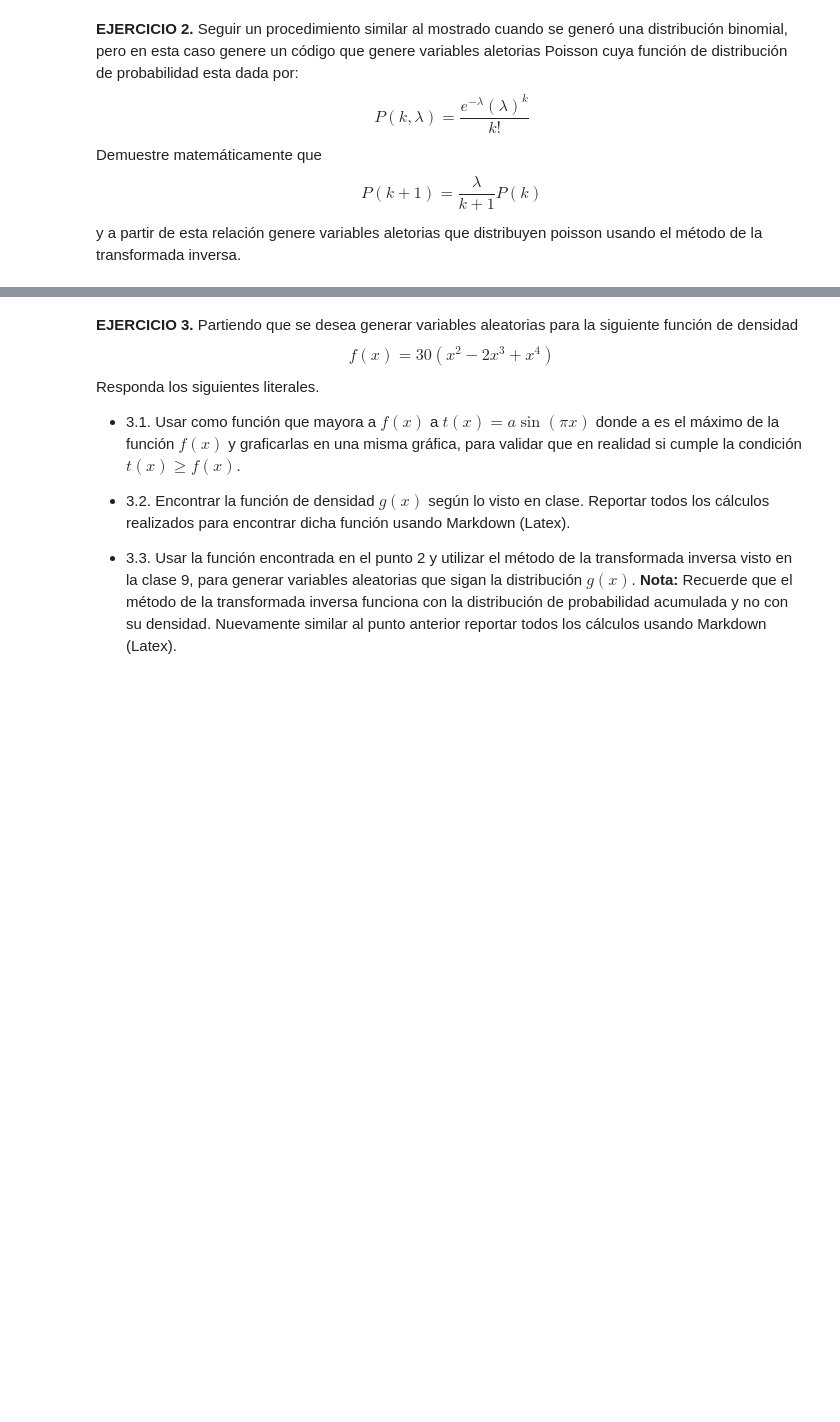
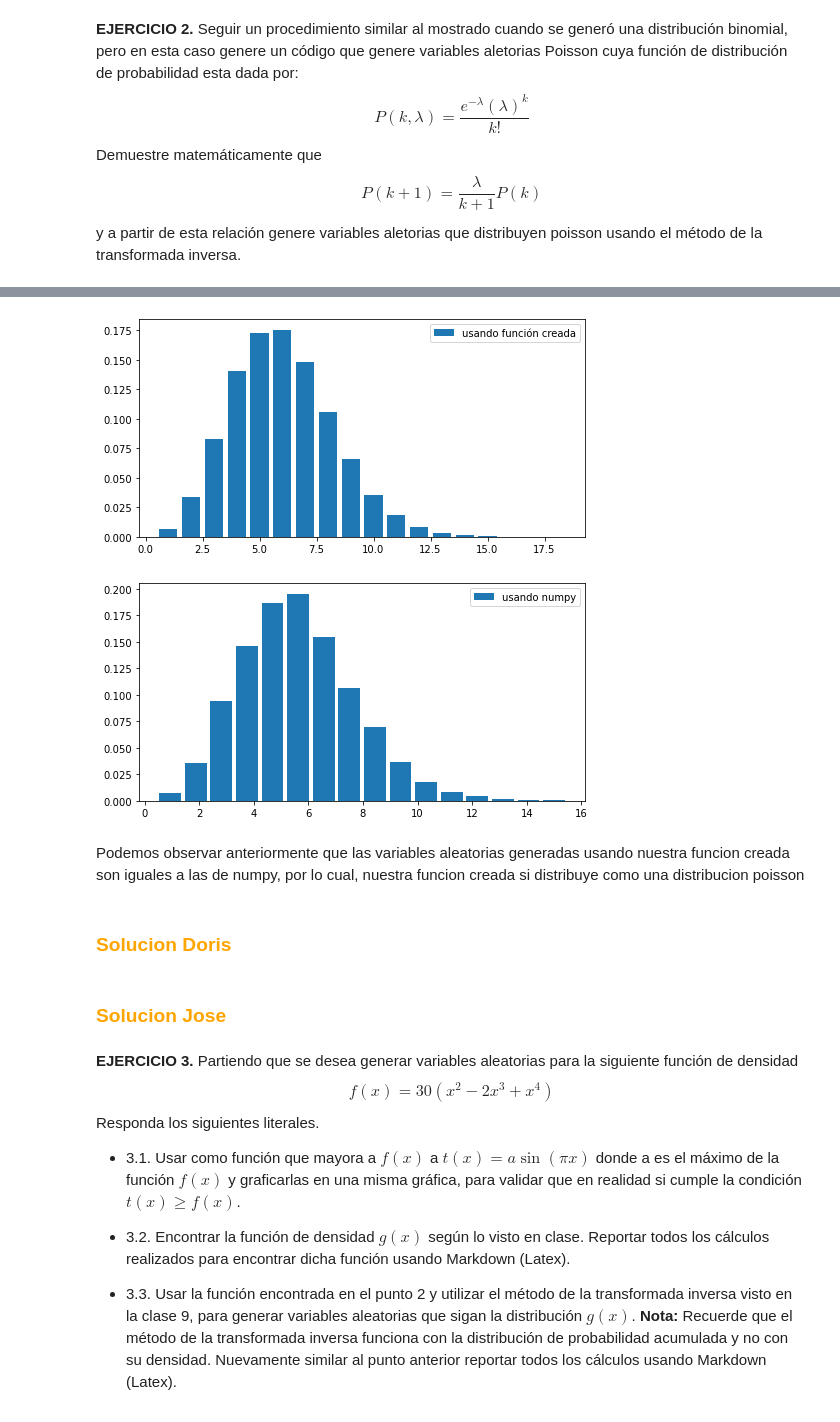
Before and after one commit to nicoglez/Tareas_SNGonzalez_DGomez, a Jupyter notebook: Tarea4_SNGonzalez_DGomez_JTNavarro.ipynb, the cells around one changed output, grey strips where cells are left out. Saved outputs shown, nothing was run; the diff lists cells and outputs as text; code cells hidden in the pictures; blank space fills up the shorter version.

```diff
--- a/Tarea4_SNGonzalez_DGomez_JTNavarro.ipynb
+++ b/Tarea4_SNGonzalez_DGomez_JTNavarro.ipynb
@@ -97,0 +156,19 @@ Genere muestres aleatorias que distribuyan según la función dada usando el mé
+# %%
+def gen_discreta(U:'vector de números aleatorios',
+                       p_acum: 'P.Acumulada de la distribución a generar'):
+    '''Tener en cuenta que este arreglo cuenta números empezando del 0
+    Funcion para generar variables discretar'''
+    v = np.array(list(map(lambda j:sum(1 for i in p_acum if i<U[j]),range(N))))
+    return v
+
+def hist_discrete(distribucion:'señal de varibles aleatorias de un distribución DISCRETA dada',
+                            label:'label del legend a aparecer en el gráfica',
+                            densidad:'por defecto regresa el histograma en densidad'=True):
+    '''Funcionar para plotear el histograma de variables discretas'''
+    # len(set(distribucion)) cuenta la cantidad de elementos distintos de la variable 'distribucion'
+    plt.figure(figsize=[8,4])
+    y,x = np.histogram(distribucion,bins = len(set(distribucion)),density = densidad)
+    plt.bar(x[1:],y,label=label)
+#     print(len(y),len(x))
+    plt.legend()
+    plt.show()
@@ -120,0 +257,32 @@ y a partir de esta relación genere variables aletorias que distribuyen poisson
+# %%
+def acum_poisson(l: 'Termino lambda', k: 'Termino K'):
+    '''Funcion para encontrar distribucion acumulada de Poisson'''
+    p_poisson = np.zeros(k)
+    p_poisson[0] = (np.exp(-l))
+
+    def llenar(i):
+        nonlocal p_poisson
+        p_poisson[i+1] = (l*p_poisson[i])/(i+1)
+    [llenar(i) for i in range(k-1)]
+    return p_poisson.cumsum()
+
+N, l, k = 10**5, 5, 10000
+ppa = acum_poisson(l,k)
+u = np.random.rand(N)
+# %%
+# Usando el método de la transformada inversa
+d_poisson = gen_discreta(u,ppa)
+hist_discrete(d_poisson,'usando función creada')
+
+# Usando numpy
+d_pois_numpy = np.random.poisson(l,k)
+hist_discrete(d_pois_numpy,'usando numpy')
+# %% [output]
+[figure, added]
+[figure, added]
+# %% [markdown]
+Podemos observar anteriormente que las variables aleatorias generadas usando nuestra funcion creada son iguales a las de numpy, por lo cual, nuestra funcion creada si distribuye como una distribucion poisson
+# %% [markdown]
+### <font color ='Orange'> **Solucion Doris**
+# %% [markdown]
+### <font color ='Orange'> **Solucion Jose**
```
Also changed, not shown: parts of 56 cells of this notebook.
